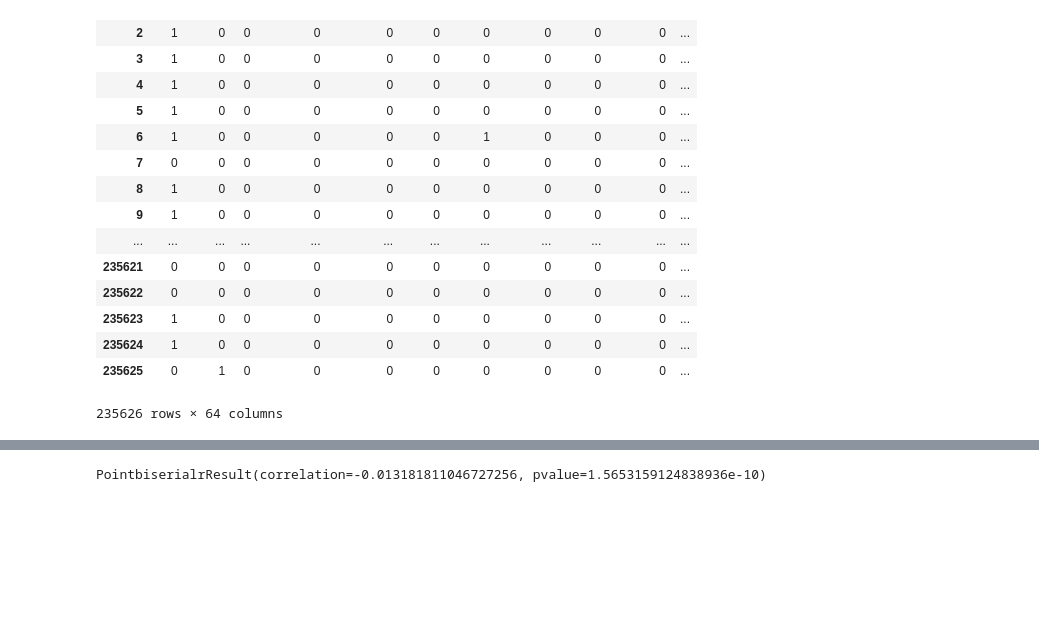
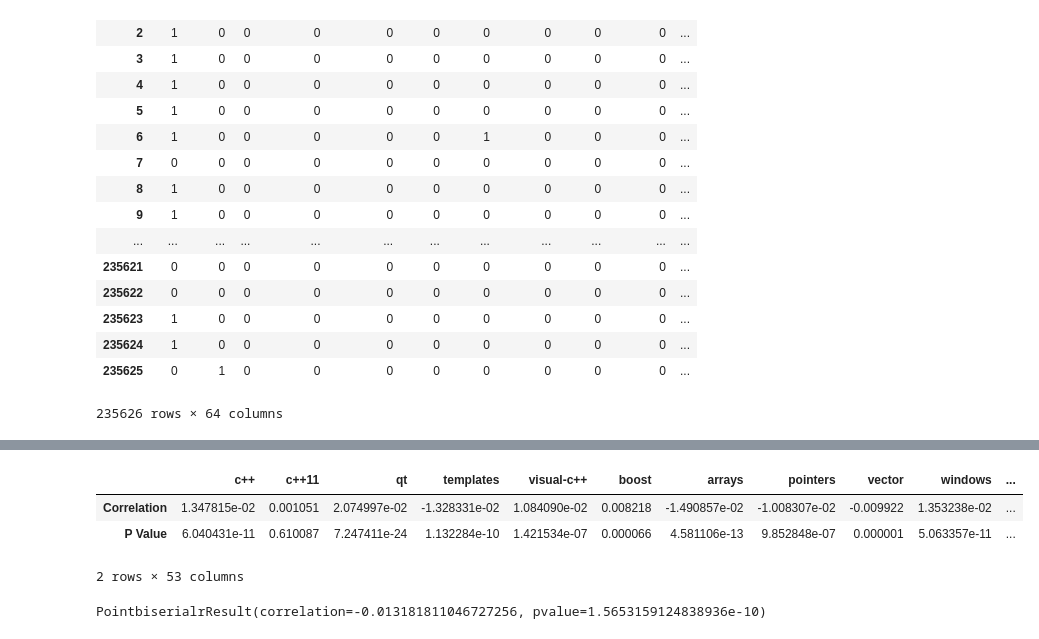
Before and after one commit to ryan-becwar/StackOverflow-Response-Time-Prediction, a Jupyter notebook: EDA.ipynb, the cells around one changed output, grey strips where cells are left out. Drawn from its saved outputs; the diff is of its cells as text; code cells hidden in the pictures; blank space fills up the shorter version.

Commit message:
Added Point Biserial

```diff
--- a/EDA.ipynb
+++ b/EDA.ipynb
@@ -76,3 +78,17 @@ df
+# %%
+binaries = df.drop(['Votes', 'Downvotes', 'reputation', 'Question Body Char Count', 'Question Body Word Count', 'Question Title Char Count', 'Question Title Word Count', 'Question creation date', 'Answer creation date', 'TimeToAnswer', 'AnsweredInHour'], axis=1)
+
+statdf = pd.DataFrame(index=['Correlation', 'P Value'], columns=binaries.columns)
+for column in binaries:
+    pbs = stats.pointbiserialr(df[column], df['TimeToAnswer'])
+    statdf[column] = [pbs.correlation, pbs.pvalue]
+
+statdf
+# %% [output]
+|  | c++ | c++11 | qt | templates | visual-c++ | boost | arrays | pointers | vector | windows | ... |
+| Correlation | 1.347815e-02 | 0.001051 | 2.074997e-02 | -1.328331e-02 | 1.084090e-02 | 0.008218 | -1.490857e-02 | -1.008307e-02 | -0.009922 | 1.353238e-02 | ... |
+| P Value | 6.040431e-11 | 0.610087 | 7.247411e-24 | 1.132284e-10 | 1.421534e-07 | 0.000066 | 4.581106e-13 | 9.852848e-07 | 0.000001 | 5.063357e-11 | ... |
+2 rows × 53 columns
 # %%
 out = stats.pointbiserialr(df['Downvoted'], df['AnsweredInHour'])
 out
```
Also changed, not shown: parts of 2 cells of this notebook.
